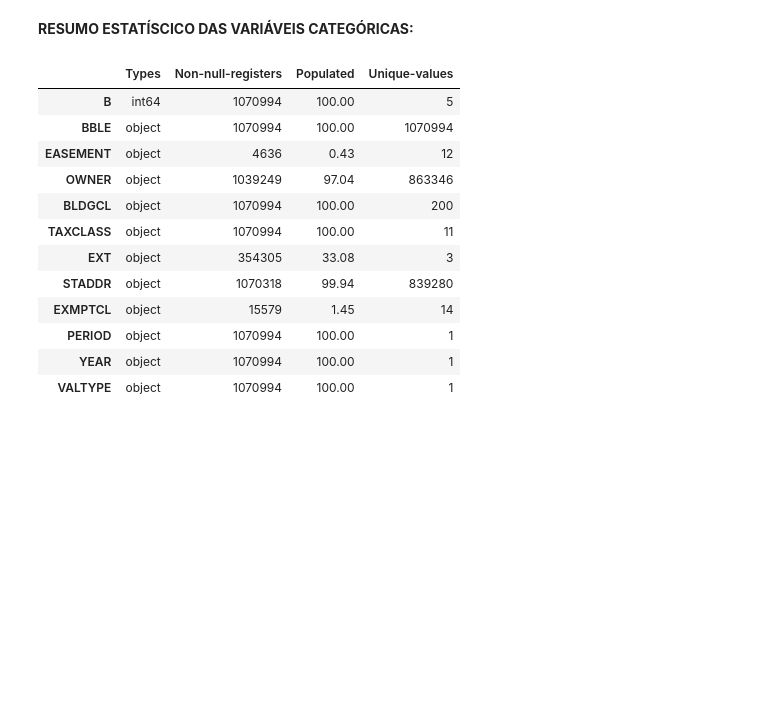
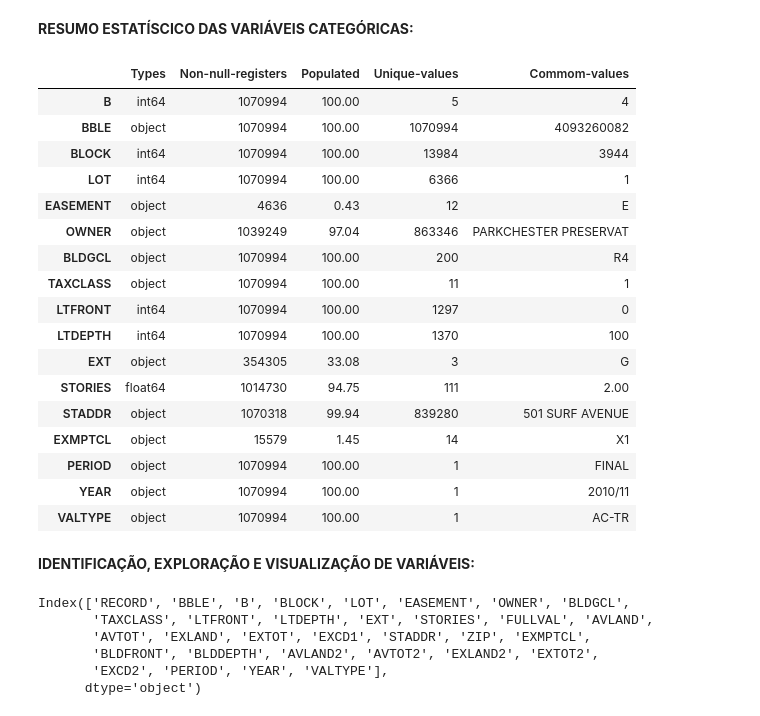
Before and after one commit to dijkstra001/fraud-analytics, a Jupyter notebook: frauds_analytics.ipynb, the cells around one changed output. Drawn from its saved outputs; the diff is of its cells as text; code cells hidden in the pictures; blank space fills up the shorter version.

```diff
--- a/frauds_analytics.ipynb
+++ b/frauds_analytics.ipynb
@@ -83,13 +85,11 @@ memory usage: 261.5+ MB
 # %% [markdown]
 **SEPARANDO AS VARIÁVEIS NUMÉRICAS E CATEGÓRICAS:**
 # %%
-numerics_vars = ['RECORD', 'BLOCK', 'LOT', 'LTFRONT', 'LTDEPTH',
-       'FULLVAL', 'AVLAND', 'AVTOT', 'EXLAND', 'EXTOT', 'EXCD1', 'ZIP',
-       'BLDFRONT', 'STORIES', 'BLDDEPTH', 'AVLAND2', 'AVTOT2', 'EXLAND2', 'EXTOT2',
-       'EXCD2']
+numerics_vars = ['RECORD', 'FULLVAL', 'AVLAND', 'AVTOT', 'EXLAND', 'EXTOT', 'EXCD1', 'ZIP', 'BLDFRONT', 'BLDDEPTH',
+                 'AVLAND2', 'AVTOT2', 'EXLAND2', 'EXTOT2', 'EXCD2']
 
-categoric_vars = ['B', 'BBLE', 'EASEMENT', 'OWNER', 'BLDGCL', 'TAXCLASS', 'EXT', 'STADDR',
-       'EXMPTCL', 'PERIOD', 'YEAR', 'VALTYPE']
+categoric_vars = ['B', 'BBLE', 'BLOCK', 'LOT', 'EASEMENT', 'OWNER', 'BLDGCL', 'TAXCLASS', 'LTFRONT', 'LTDEPTH', 'EXT',  'STORIES',
+                  'STADDR',  'EXMPTCL', 'PERIOD', 'YEAR', 'VALTYPE']
 # %% [markdown]
 **SEPARANDO O DATASET DE ACORDO COM OS TIPOS DE VARIÁVEIS:**
 # %%
@@ -132,21 +131,43 @@ summ_num
 # %%
 summ_cat = pd.DataFrame(index = dataset_cat.columns)
 summ_cat['Types'] = dataset_cat.dtypes.values
 summ_cat['Non-null-registers'] = dataset_cat.count().values
 summ_cat['Populated'] = round(summ_cat['Non-null-registers'] / dataset_cat.shape[0] * 100, 2)
 summ_cat['Unique-values'] = dataset_cat.nunique().values
+
+values = []
+for x in categoric_vars:
+  values.append(dataset_cat[x].value_counts().idxmax())
+summ_cat['Commom-values'] = values
 summ_cat
 # %% [output]
-|  | Types | Non-null-registers | Populated | Unique-values |
-| B | int64 | 1070994 | 100.00 | 5 |
-| BBLE | object | 1070994 | 100.00 | 1070994 |
-| EASEMENT | object | 4636 | 0.43 | 12 |
-| OWNER | object | 1039249 | 97.04 | 863346 |
-| BLDGCL | object | 1070994 | 100.00 | 200 |
-| TAXCLASS | object | 1070994 | 100.00 | 11 |
-| EXT | object | 354305 | 33.08 | 3 |
-| STADDR | object | 1070318 | 99.94 | 839280 |
-| EXMPTCL | object | 15579 | 1.45 | 14 |
-| PERIOD | object | 1070994 | 100.00 | 1 |
-| YEAR | object | 1070994 | 100.00 | 1 |
-| VALTYPE | object | 1070994 | 100.00 | 1 |
+|  | Types | Non-null-registers | Populated | Unique-values | Commom-values |
+| B | int64 | 1070994 | 100.00 | 5 | 4 |
+| BBLE | object | 1070994 | 100.00 | 1070994 | 4093260082 |
+| BLOCK | int64 | 1070994 | 100.00 | 13984 | 3944 |
+| LOT | int64 | 1070994 | 100.00 | 6366 | 1 |
+| EASEMENT | object | 4636 | 0.43 | 12 | E |
+| OWNER | object | 1039249 | 97.04 | 863346 | PARKCHESTER PRESERVAT |
+| BLDGCL | object | 1070994 | 100.00 | 200 | R4 |
+| TAXCLASS | object | 1070994 | 100.00 | 11 | 1 |
+| LTFRONT | int64 | 1070994 | 100.00 | 1297 | 0 |
+| LTDEPTH | int64 | 1070994 | 100.00 | 1370 | 100 |
+| EXT | object | 354305 | 33.08 | 3 | G |
+| STORIES | float64 | 1014730 | 94.75 | 111 | 2.00 |
+| STADDR | object | 1070318 | 99.94 | 839280 | 501 SURF AVENUE |
+| EXMPTCL | object | 15579 | 1.45 | 14 | X1 |
+| PERIOD | object | 1070994 | 100.00 | 1 | FINAL |
+| YEAR | object | 1070994 | 100.00 | 1 | 2010/11 |
+| VALTYPE | object | 1070994 | 100.00 | 1 | AC-TR |
+# %% [markdown]
+**IDENTIFICAÇÃO, EXPLORAÇÃO E VISUALIZAÇÃO DE VARIÁVEIS:**
+# %%
+all_vars = dataset.columns
+all_vars
+# %% [output]
+Index(['RECORD', 'BBLE', 'B', 'BLOCK', 'LOT', 'EASEMENT', 'OWNER', 'BLDGCL',
+       'TAXCLASS', 'LTFRONT', 'LTDEPTH', 'EXT', 'STORIES', 'FULLVAL', 'AVLAND',
+       'AVTOT', 'EXLAND', 'EXTOT', 'EXCD1', 'STADDR', 'ZIP', 'EXMPTCL',
+       'BLDFRONT', 'BLDDEPTH', 'AVLAND2', 'AVTOT2', 'EXLAND2', 'EXTOT2',
+       'EXCD2', 'PERIOD', 'YEAR', 'VALTYPE'],
+      dtype='object')
```
Also changed, not shown: parts of 12 cells of this notebook.
